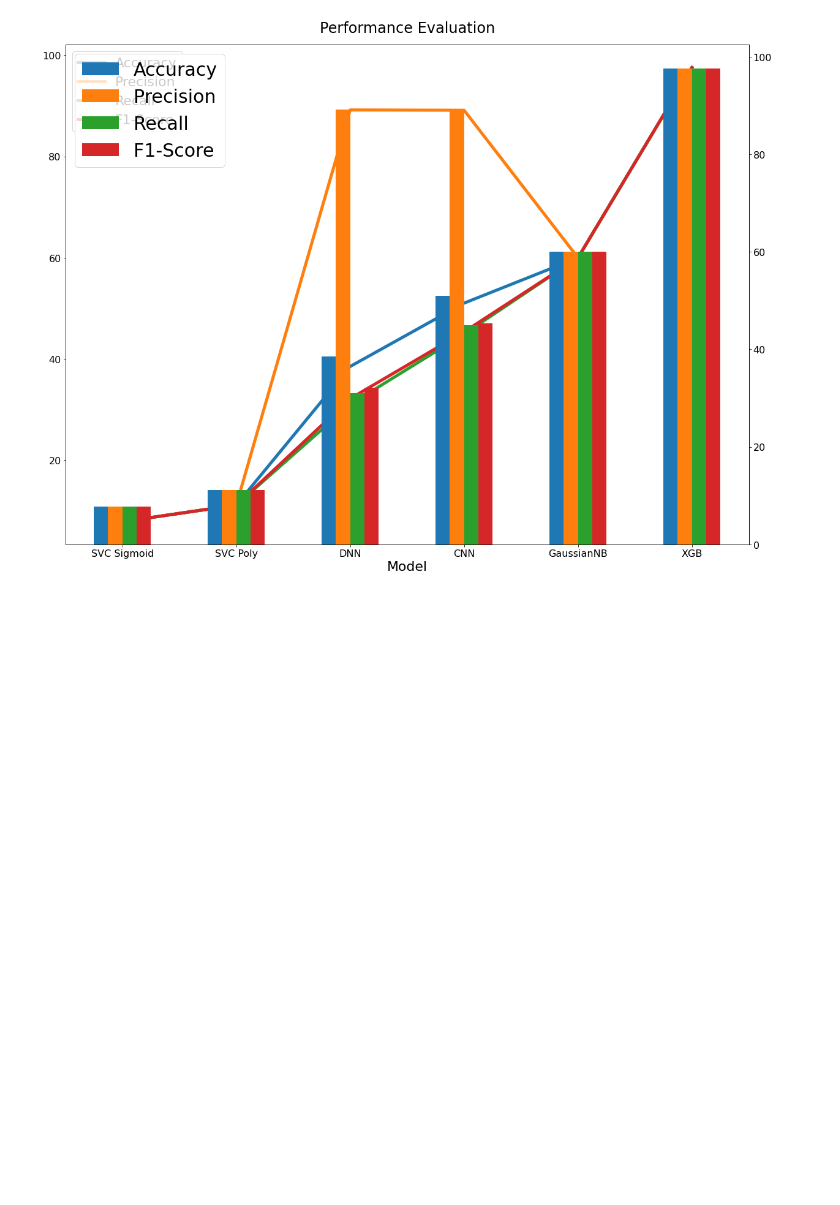
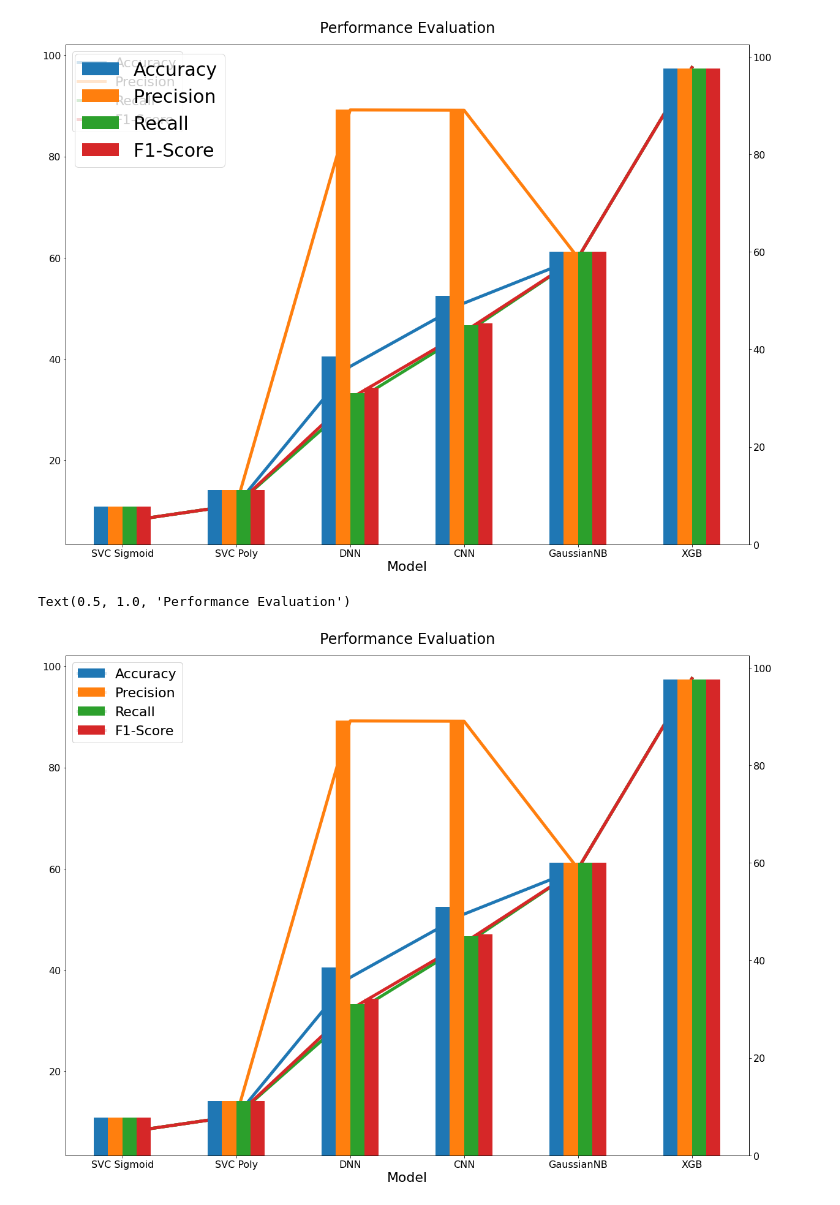
Before and after one commit to Sakibapon/IndoorLocalaization, a Jupyter notebook: recursive-continuous-wavelet-transformation.ipynb, the cells around one changed output. Drawn from its saved outputs; the diff is of its cells as text; code cells hidden in the pictures; blank space fills up the shorter version.

```diff
--- a/recursive-continuous-wavelet-transformation.ipynb
+++ b/recursive-continuous-wavelet-transformation.ipynb
@@ -489,3 +489,13 @@ ax3.legend(loc=2, fontsize = 30);
 #ax3.set_ylabel('',fontdict={'fontsize':24})
 # %% [output]
 [figure]
+# %%
+ax1 = df.plot(x='Model',figsize=(20,15),linewidth=5,kind='line',legend=True, fontsize=16)
+ax2 = ax1.twinx()
+ax3 = df.plot(x='Model',figsize=(20,15),kind='bar',legend=True, ax=ax2, fontsize=16)
+ax3.set_title("Performance Evaluation", pad=20, fontdict={'fontsize':24})
+#ax3.legend(loc=2, fontsize = 30);
+#ax3.set_ylabel('',fontdict={'fontsize':24})
+# %% [output]
+Text(0.5, 1.0, 'Performance Evaluation')
+[figure, added]
```
